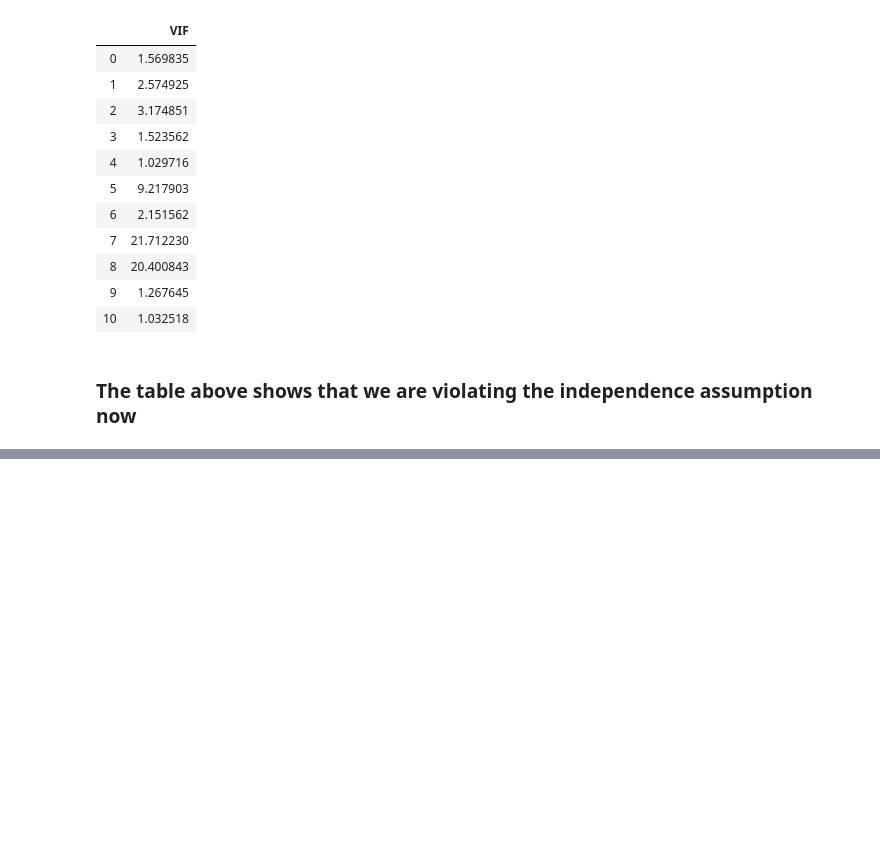
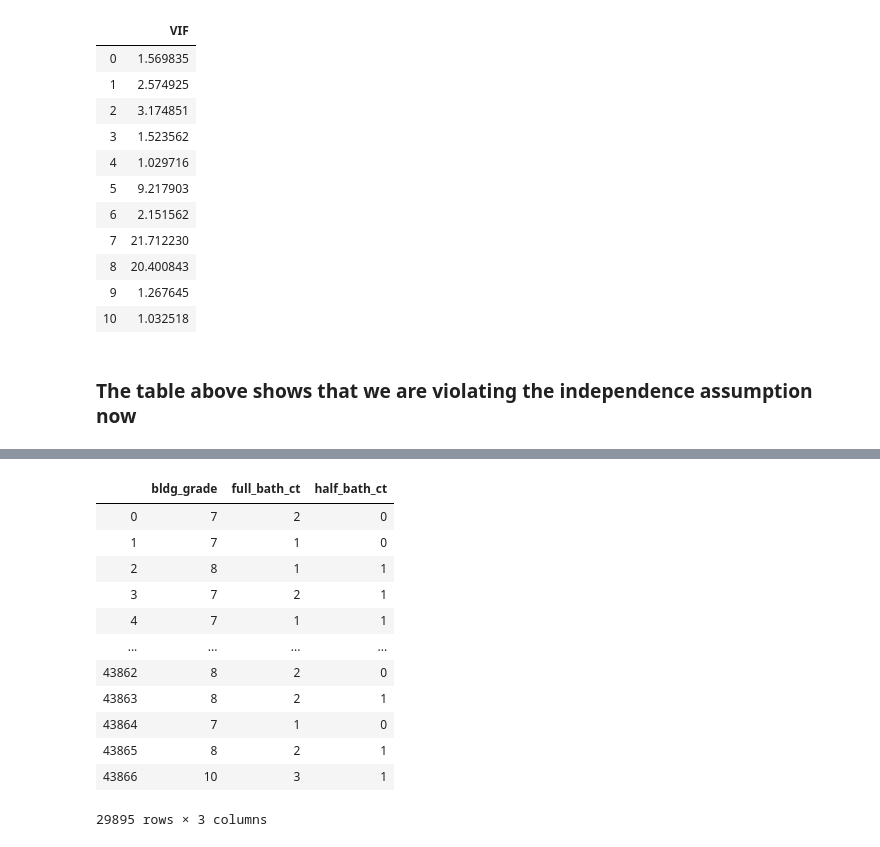
Before and after one commit to KarimOliver/mod_2_flatiron_project, a Jupyter notebook: notebooks/exploratory/01_jw_iterations.ipynb, the cells around one changed output, grey strips where cells are left out. Cells and saved outputs as stored; diff of their text form; code cells hidden in the pictures; blank space fills up the shorter version.

```diff
--- a/notebooks/exploratory/01_jw_iterations.ipynb
+++ b/notebooks/exploratory/01_jw_iterations.ipynb
@@ -1307,3 +1334,5 @@ array(['ExciseTaxNbr', 'Major', 'Minor', 'DocumentDate', 'SalePrice',
        'SpeciesOfConcern', 'SensitiveAreaTract', 'WaterProblems',
        'TranspConcurrency', 'OtherProblems', 'nbr_liv_unit_ct'],
       dtype=object)
+# %%
+ptrans_df['bldg_grade'] = df['BldgGrade']
@@ -1313,0 +1361,2 @@ ptrans_df['Tide_shore_land'] = df['TidelandShoreland']
+# %%
+ptrans_df['saleprice'] = df['SalePrice']
@@ -1316,2 +1377,6 @@ ptrans_df['bedrooms'] = df['Bedrooms']
 # %%
 ptrans_df['full_bath_ct'] = df['BathFullCount']
+# %%
+ptrans_df['sqft_living'] = df['SqFtTotLiving']
+ptrans_df['nbr_liv_unit_ct'] = df['NbrLivingUnits']
+ptrans_df['sqft_closeporch'] = df['SqFtEnclosedPorch']
@@ -1317,0 +1399,2 @@ ptrans_df['full_bath_ct'] = df['BathFullCount']
+# %%
+ptrans_df['sqft_openporch'] = df['SqFtOpenPorch']
@@ -1562,0 +1647,16 @@ model2_3.summary()
+# %%
+ptrans_df[['bldg_grade', 'full_bath_ct', 'half_bath_ct']]
+# %% [output]
+|  | bldg_grade | full_bath_ct | half_bath_ct |
+| 0 | 7 | 2 | 0 |
+| 1 | 7 | 1 | 0 |
+| 2 | 8 | 1 | 1 |
+| 3 | 7 | 2 | 1 |
+| 4 | 7 | 1 | 1 |
+| ... | ... | ... | ... |
+| 43862 | 8 | 2 | 0 |
+| 43863 | 8 | 2 | 1 |
+| 43864 | 7 | 1 | 0 |
+| 43865 | 8 | 2 | 1 |
+| 43866 | 10 | 3 | 1 |
+29895 rows × 3 columns
```
Also changed, not shown: parts of 39 cells of this notebook, 2 other files.
